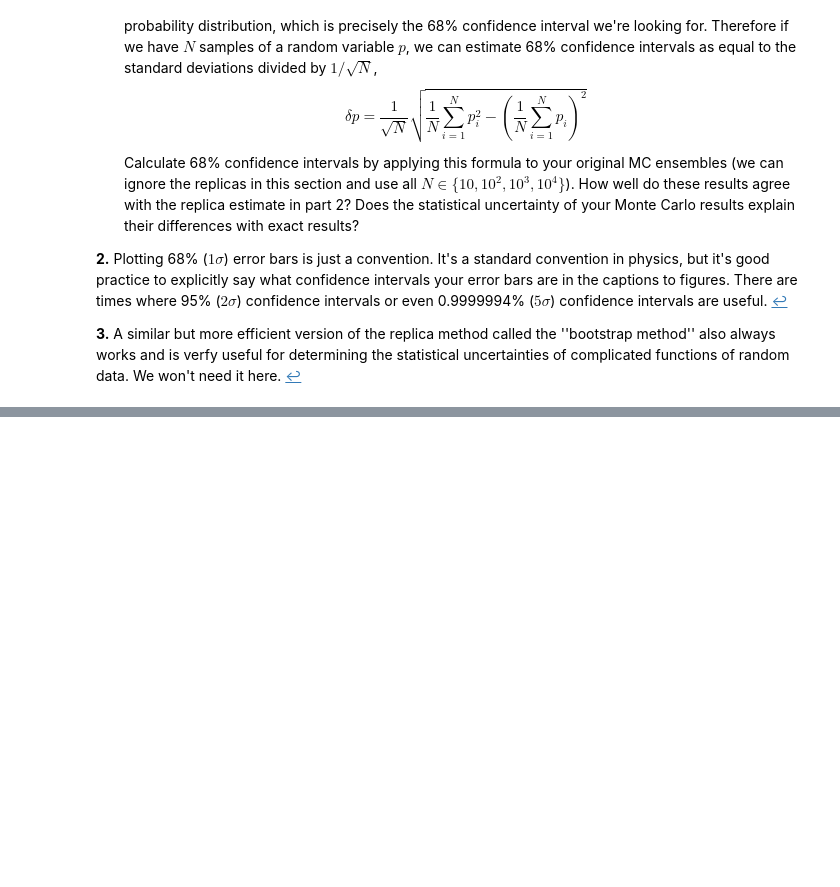
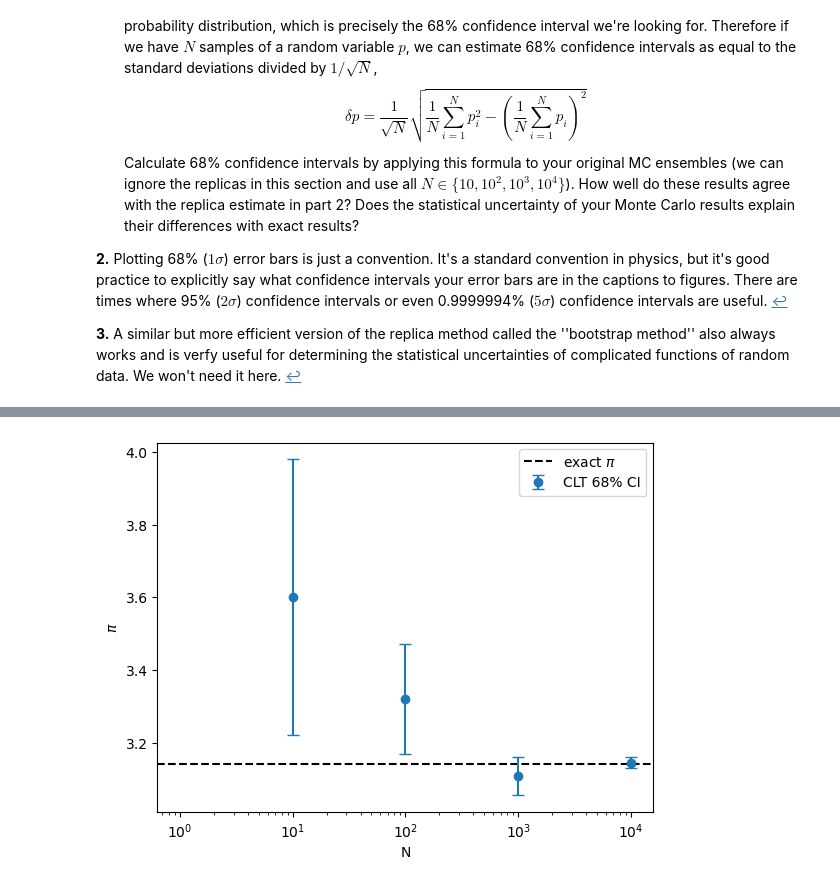
Before and after one commit to hershsingh/qcipu-labs-2026-student, a Jupyter notebook: week-1/04_pi_with_monte_carlo.ipynb, the cells around one changed output, grey strips where cells are left out. Saved outputs shown, nothing was run; the diff lists cells and outputs as text; code cells hidden in the pictures; blank space fills up the shorter version.

```diff
--- a/week-1/04_pi_with_monte_carlo.ipynb
+++ b/week-1/04_pi_with_monte_carlo.ipynb
@@ -91,4 +132,22 @@ N_list = [10, 100, 1000, 10000]
 # %%
 # Exercise 3 — 68% confidence intervals from the Central Limit Theorem.
-# your code here
-???
+N_list3 = [10, 100, 1000, 10000]
+mc, err = [], []
+for N in N_list3:
+    P = draw_circle(N, makeplot=False) / N          # fraction inside the circle
+    mc.append(4 * P)
+    # each drop is a Bernoulli variable with variance P(1-P); the CLT error on the
+    # mean is sqrt(P(1-P)/N), and pi = 4P, so the error on pi is 4*sqrt(P(1-P)/N).
+    err.append(4 * np.sqrt(P * (1 - P) / N))
+
+fig, ax = plt.subplots()
+ax.set_xscale("log"); ax.set_xlabel("N"); ax.set_ylabel(r"$\pi$")
+ax.axhline(np.pi, color="k", ls="--", label=r"exact $\pi$")
+ax.errorbar(N_list3, mc, yerr=err, fmt="o", capsize=4, label="CLT 68% CI")
+ax.legend(); plt.show()
+
+# The CLT error bars shrink like N^{-1/2}, agree with the replica estimates from
+# Exercise 2, and comfortably cover the gap to the exact value of pi -- i.e. the
+# Monte Carlo results are consistent with pi within their statistical uncertainty.
+# %% [output]
+[figure, added]
```
Also changed, not shown: parts of 4 cells of this notebook, 1 other file.
